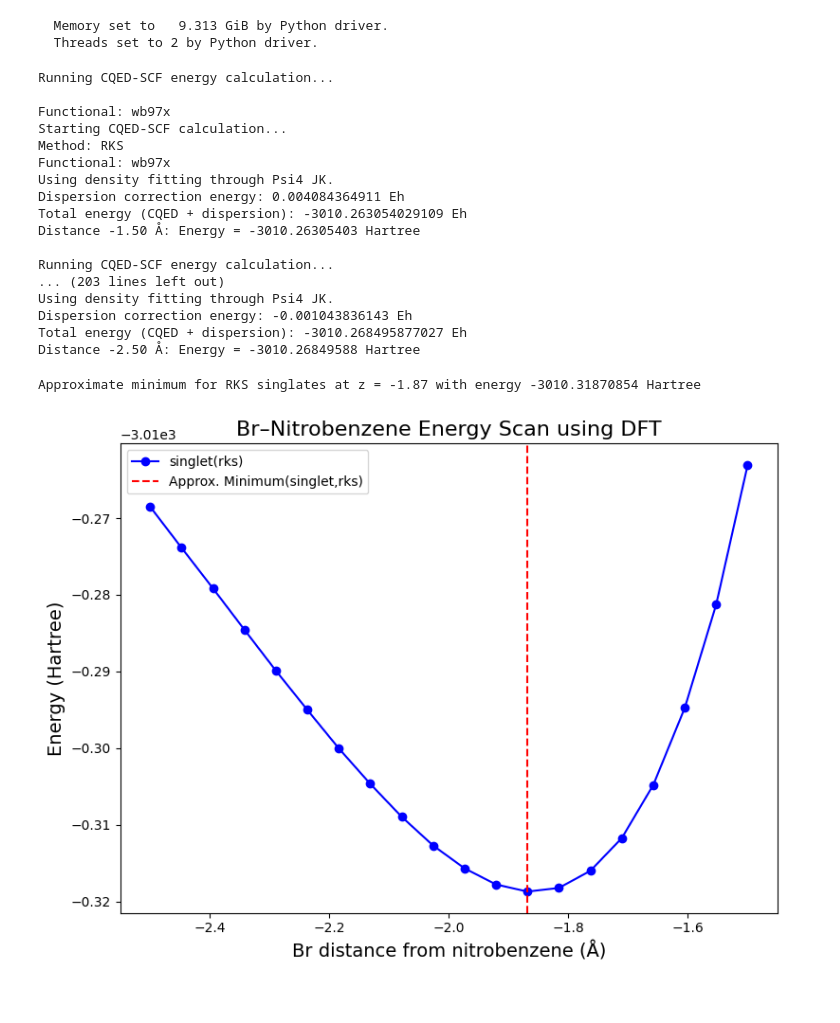
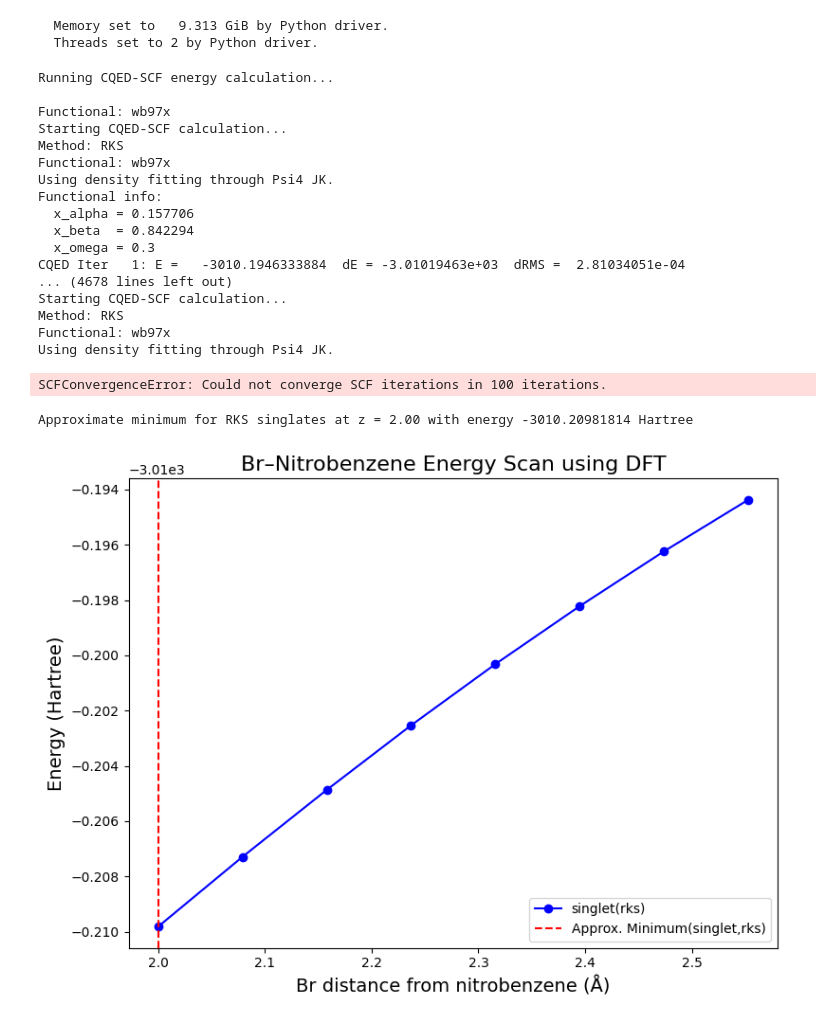
Before and after one commit to FoleyLab/cqed-scf, a Jupyter notebook: examples/molecular_dynamics_freeze_atoms/DFT_nitro_scan_qeddft.ipynb, the cells around one changed output. Drawn from its saved outputs; the diff is of its cells as text; code cells hidden in the pictures.

```diff
--- a/examples/molecular_dynamics_freeze_atoms/DFT_nitro_scan_qeddft.ipynb
+++ b/examples/molecular_dynamics_freeze_atoms/DFT_nitro_scan_qeddft.ipynb
@@ -16,27 +16,28 @@ psi4.core.clean_options()
   Threads set to 2 by Python driver.
 # %%
 # Distances along z-axis for Br
-br_distances = np.linspace(-1.5, -2.5, 20)  # 20 points between 1.4 and 4.0 Å
+br_distances = np.linspace(2.0, 3.5, 20)  # 20 points between 1.4 and 4.0 Å
 energies = []
+
 
 #br_distances = [4.0]
 # Geometry of nitrobenzene without Br
 base_geom = """
 1 1
-C                  0.51932475    1.23303451   -0.03194925
-C                  1.94454413    1.26916358   -0.03672882
-C                  2.62037793    0.09283428   -0.02499003
-C                 -0.19603352    0.03013062    0.00102732
-H                 -0.02069420    2.17423764   -0.04336646
-H                  2.48281698    2.20891057   -0.03611879
-H                 -1.27770137    0.03990295    0.01166953
-N                  4.09213475    0.09594076    0.03662979
-O                  4.63930696   -1.02169275    0.14459220
-O                  4.66489883    1.19839699   -0.02327545
-C                  0.49428518   -1.16712649    0.02099746
-H                 -0.03251071   -2.11492669    0.05447935
-C                  1.96291176   -1.21653219   -0.02111314
-H                  2.44359113   -1.96306433    0.61513886
+ C           -1.468931365599     1.178697647085    -1.610476189598
+ C           -0.081420645599     1.196870987085    -1.586337729598
+ C            0.594038404401    -0.009641582915    -1.487579279598
+ C           -2.153305305599    -0.029816812915    -1.536826409598
+ H           -2.016475245599     2.111128687085    -1.687252519598
+ H            0.478758204401     2.120622867085    -1.641899559598
+ H           -3.237744725599    -0.037851282915    -1.556289569598
+ N            2.070250494401     0.001301307085    -1.461192949598
+ O            2.638548954401    -1.067946332915    -1.375316239598
+ O            2.625214324401     1.078933737085    -1.526960829598
+ C           -1.454272445599    -1.228165032915    -1.438287069598
+ H           -1.990524005599    -2.168537162915    -1.380997049598
+ C           -0.066668565599    -1.225978212915    -1.412581159598
+ H            0.504648244401    -2.141351302915    -1.336153489598
 """
 
 psi4_options = {"basis": "6-311G*",
@@ -66,12 +67,12 @@ calc = CQEDRHFCalculator(
     multiplicity=1,
     density_fitting=True,
     functional="wb97x-d",
-    debug=False,
+    debug=True,
 )
 
 
 for z in br_distances:
-    geom_str = base_geom + f"Br 2.17304025   -1.94912156  {z:.3f}\nunits angstrom\nno_com\nno_reorient\nsymmetry c1"
+    geom_str = base_geom + f"Br -0.650118399399     0.016971049385  {z:.3f}\nunits angstrom\nno_com\nno_reorient\nsymmetry c1"
     mol = psi4.geometry(geom_str)
     E = calc.energy(geom_str)
     energies.append(E)
@@ -90,16 +91,17 @@ Starting CQED-SCF calculation...
 Method: RKS
 Functional: wb97x
 Using density fitting through Psi4 JK.
-Dispersion correction energy: 0.004084364911 Eh
-Total energy (CQED + dispersion): -3010.263054029109 Eh
-Distance -1.50 Å: Energy = -3010.26305403 Hartree
-
-Running CQED-SCF energy calculation...
-... (203 lines left out)
+Functional info:
+  x_alpha = 0.157706
+  x_beta  = 0.842294
+  x_omega = 0.3
+CQED Iter   1: E =   -3010.1946333884  dE = -3.01019463e+03  dRMS =  2.81034051e-04
+... (4678 lines left out)
+Starting CQED-SCF calculation...
+Method: RKS
+Functional: wb97x
 Using density fitting through Psi4 JK.
-Dispersion correction energy: -0.001043836143 Eh
-Total energy (CQED + dispersion): -3010.268495877027 Eh
-Distance -2.50 Å: Energy = -3010.26849588 Hartree
+SCFConvergenceError: Could not converge SCF iterations in 100 iterations.
 # %%
 #br_distances = np.linspace(2.0, 4.0, 5)  # 20 points between 1.4 and 4.0 Å
 
@@ -129,24 +131,24 @@ print(f"\nApproximate minimum for RKS singlates at z = {min_distance:.2f} with e
 # e_6311G = psi4.energy("b3lyp", molecule=min_mol)
 # print(f"\nSingle-point energy at minimum with 6-311G* for = {e_6311G:.8f} Hartree")
 # %% [output]
-Approximate minimum for RKS singlates at z = -1.87 with energy -3010.31870854 Hartree
+Approximate minimum for RKS singlates at z = 2.00 with energy -3010.20981814 Hartree
 # %%
 import matplotlib.pyplot as plt
 # 4️⃣ Plot scan
 plt.figure(figsize=(8,6))
-plt.plot(br_distances, energies, marker='o', linestyle='-', color='b', label='singlet(rks)')
+plt.plot(br_distances[:8], energies, marker='o', linestyle='-', color='b', label='singlet(rks)')
 #plt.plot(br_distances, energies_sing_uks, marker='s', linestyle='--', color='g', label='singlet(uks)')
 plt.axvline(min_distance, color='r', linestyle='--', label='Approx. Minimum(singlet,rks)')
 #plt.axvline(min_distance_s_uks, color='m', linestyle='--', label='Approx. Minimum (singlet,uks)')
 plt.xlabel("Br distance from nitrobenzene (Å)", fontsize=14)
 plt.ylabel("Energy (Hartree)", fontsize=14)
 plt.title("Br–Nitrobenzene Energy Scan using DFT", fontsize=16)
 #plt.savefig("/Users/rmandern/code/md-cqed/br_nitrobenzene_wb97xd_uks.png", dpi=300)
 # plt.grid(True)
 plt.legend()
 plt.tight_layout()
 plt.show()
 # %% [output]
-[figure, old version]
+[figure, new version]
 # %%
 print(energies)
```
Also changed, not shown: 15 other files.
